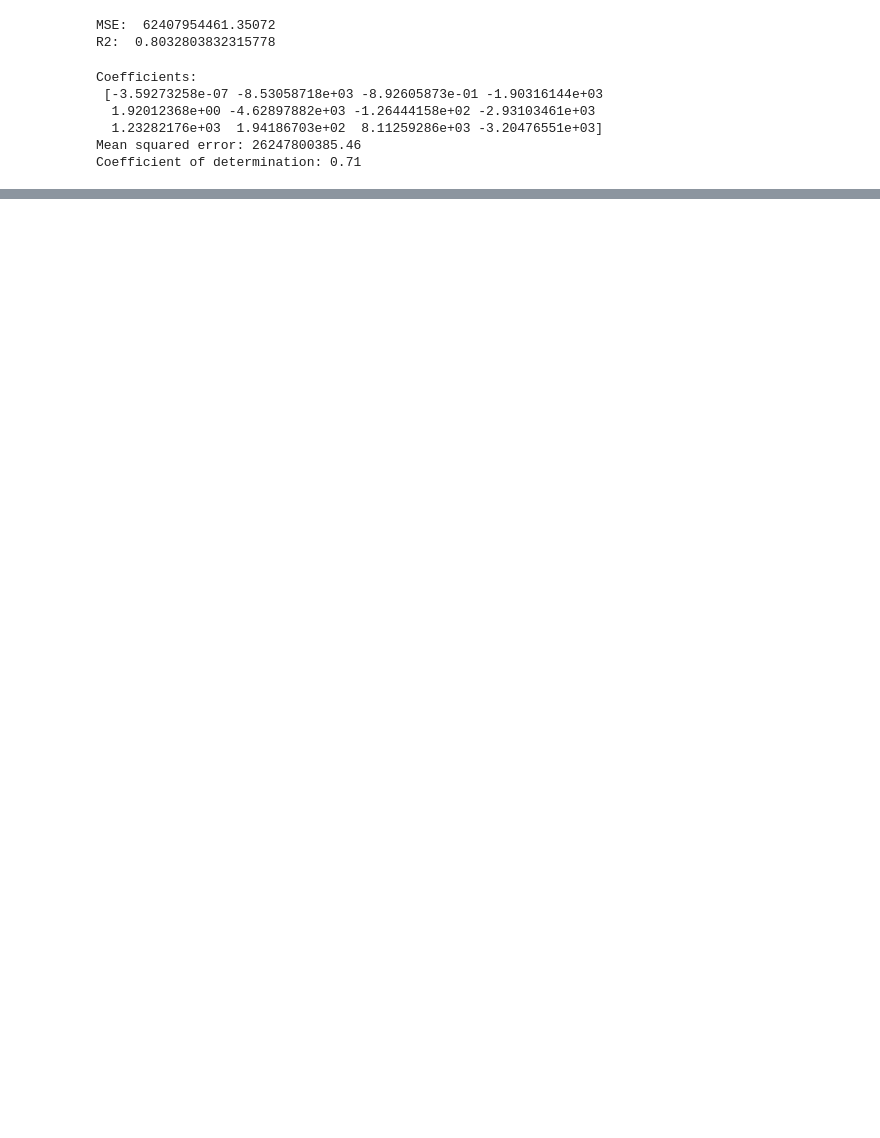
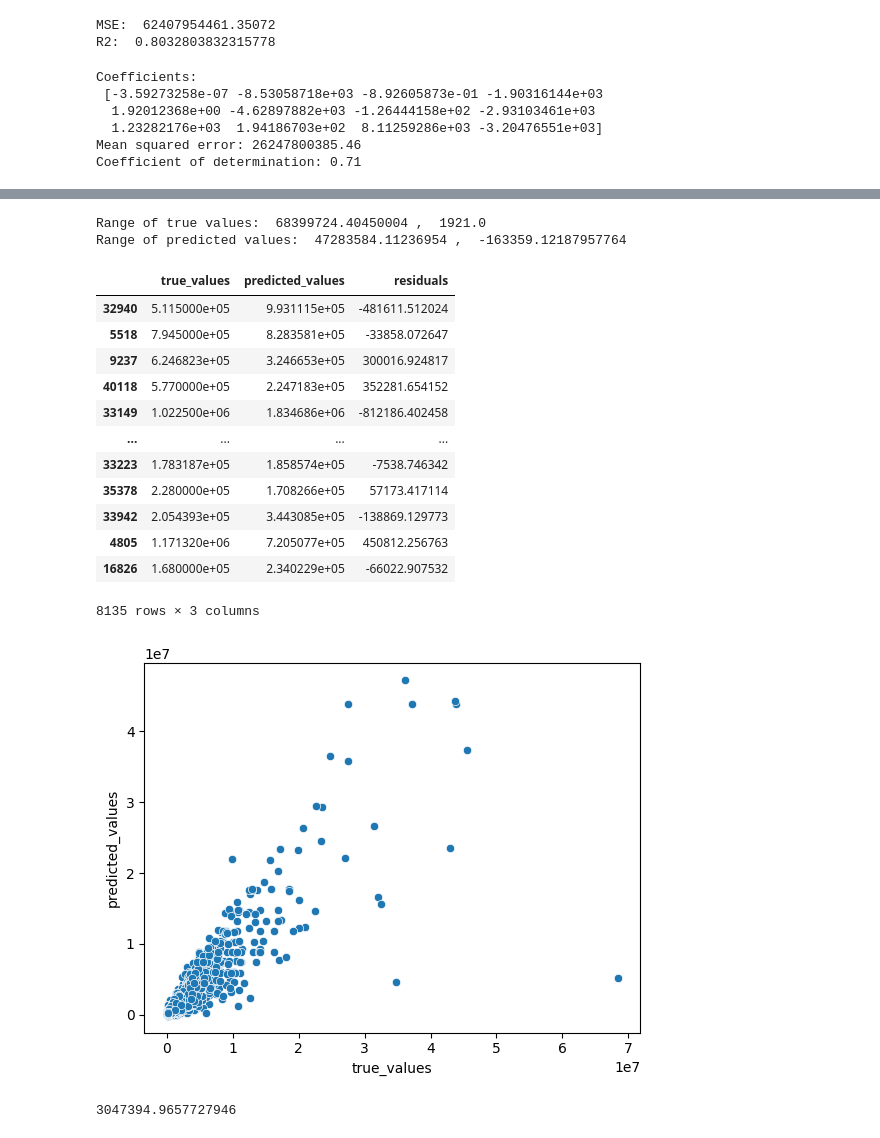
Before and after one commit to alexandreberkovic/Art-Auction-Prediction, a Jupyter notebook: XGBoost_Regression.ipynb, the cells around one changed output, grey strips where cells are left out. Drawn from its saved outputs; the diff is of its cells as text; code cells hidden in the pictures; blank space fills up the shorter version.

```diff
--- a/XGBoost_Regression.ipynb
+++ b/XGBoost_Regression.ipynb
@@ -485,0 +577,40 @@ X_train
+# %%
+#What is the range in the true values?
+print('Range of true values: ', y_test.max(), ', ', y_test.min())
+
+#What is the range in the predicted values?
+print('Range of predicted values: ', y_pred.max(), ', ', y_pred.min())
+# %% [output]
+Range of true values:  68399724.40450004 ,  1921.0
+Range of predicted values:  47283584.11236954 ,  -163359.12187957764
+# %%
+#Do a dataframe with the true values and the predicted values
+df_pred = pd.DataFrame({'true_values': y_test, 'predicted_values': y_pred})
+
+#plot df_pred
+sns.scatterplot(x='true_values', y='predicted_values', data=df_pred)
+
+#Calculate the residuals
+df_pred['residuals'] = df_pred['true_values'] - df_pred['predicted_values']
+
+df_pred
+# %% [output]
+|  | true_values | predicted_values | residuals |
+| 32940 | 5.115000e+05 | 9.931115e+05 | -481611.512024 |
+| 5518 | 7.945000e+05 | 8.283581e+05 | -33858.072647 |
+| 9237 | 6.246823e+05 | 3.246653e+05 | 300016.924817 |
+| 40118 | 5.770000e+05 | 2.247183e+05 | 352281.654152 |
+| 33149 | 1.022500e+06 | 1.834686e+06 | -812186.402458 |
+| ... | ... | ... | ... |
+| 33223 | 1.783187e+05 | 1.858574e+05 | -7538.746342 |
+| 35378 | 2.280000e+05 | 1.708266e+05 | 57173.417114 |
+| 33942 | 2.054393e+05 | 3.443085e+05 | -138869.129773 |
+| 4805 | 1.171320e+06 | 7.205077e+05 | 450812.256763 |
+| 16826 | 1.680000e+05 | 2.340229e+05 | -66022.907532 |
+8135 rows × 3 columns
+[figure, added]
+# %%
+#what is the biggest residual
+df_pred['residuals'].max()
+# %% [output]
+3047394.9657727946
```
Also changed, not shown: parts of 27 cells of this notebook, 5 other files.
